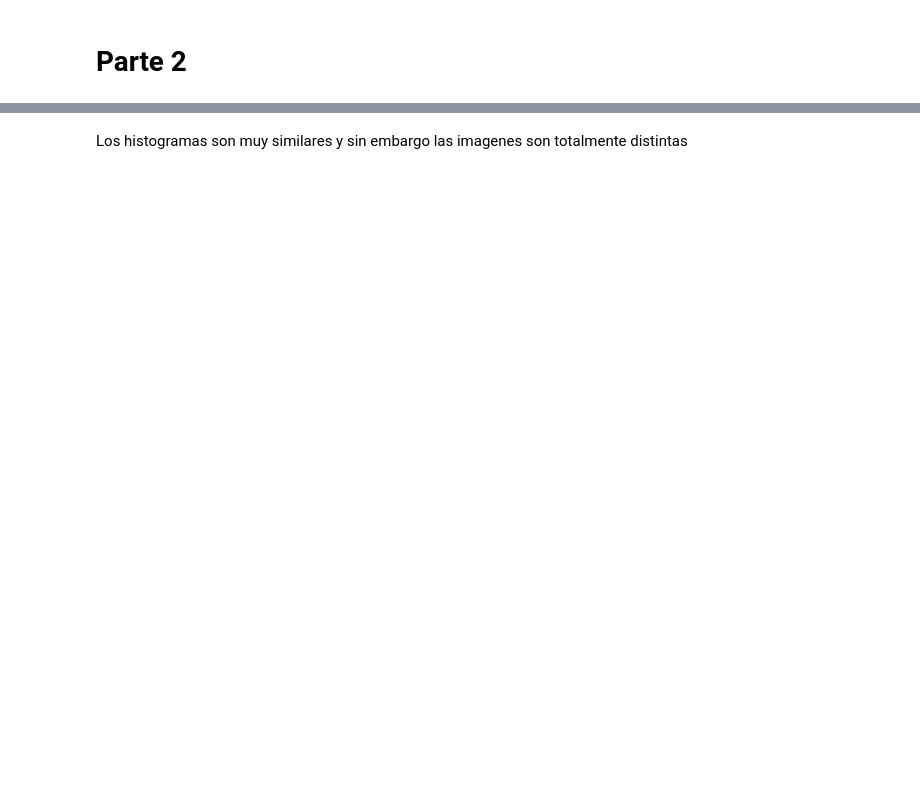
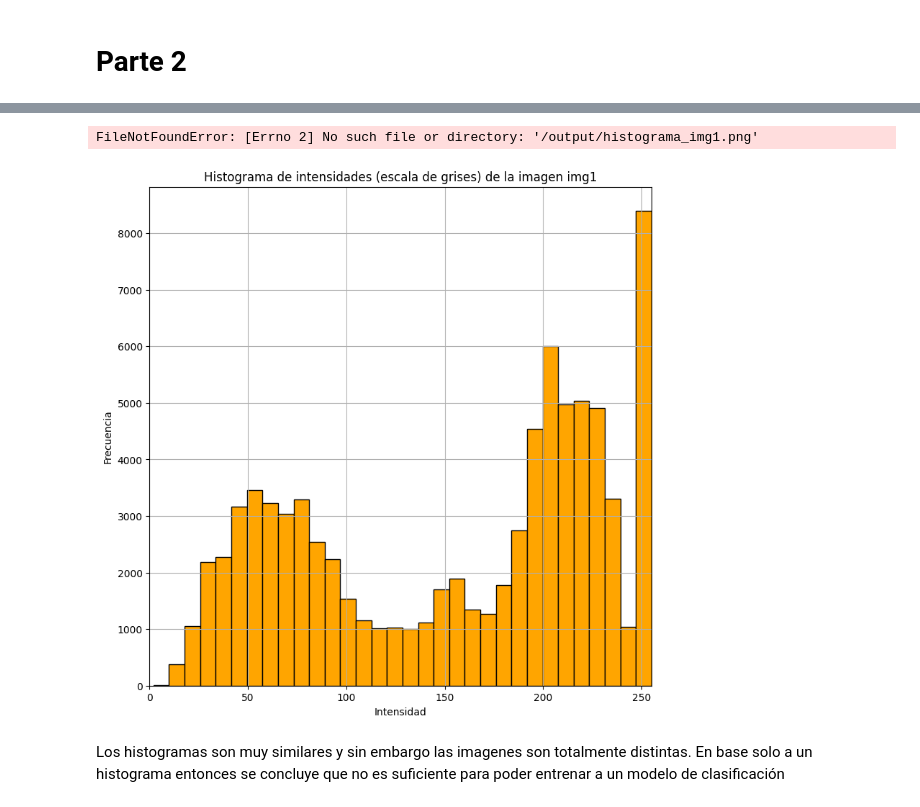
Before and after one commit to nelsonmvillagra/cv1, a Jupyter notebook: tp1/tp1.ipynb, the cells around one changed output, grey strips where cells are left out. Cells and saved outputs as stored; diff of their text form; code cells hidden in the pictures; blank space fills up the shorter version.

```diff
--- a/tp1/tp1.ipynb
+++ b/tp1/tp1.ipynb
@@ -103,22 +167,33 @@ plt.show()
 # %%
 # Histograma de img1
 plt.figure(figsize=(9, 9))
 plt.hist(img1.ravel(), bins=32, color='orange', edgecolor='black')
-plt.title('Histograma de img1')
+plt.title('Histograma de intensidades (escala de grises) de la imagen img1')
 plt.xlabel('Intensidad')
 plt.ylabel('Frecuencia')
+plt.xlim(0, 255)
+plt.ylim(0, None)
 plt.grid(True)
+
+# El histograma se debe guardar antes de mostrarlo. Sino sale blanco.
+plt.savefig('./output/histograma_img1.png')
 plt.show()
-plt.savefig('histograma_img1.png')
 
 # Histograma de img2
 plt.figure(figsize=(9, 9))
 plt.hist(img2.ravel(), bins=32, color='blue', edgecolor='black')
-plt.title('Histograma de img2')
+plt.title('Histograma de intensidades (escala de grises) de la imagen img2')
 plt.xlabel('Intensidad')
 plt.ylabel('Frecuencia')
+plt.xlim(0, 255)
+plt.ylim(0, None)
 plt.grid(True)
+
+# El histograma se debe guardar antes de mostrarlo. Sino sale blanco.
+plt.savefig('./output/histograma_img2.png')
 plt.show()
-plt.savefig('histograma_img2.png')
+# %% [output]
+FileNotFoundError: [Errno 2] No such file or directory: '/output/histograma_img1.png'
+[figure, added]
 # %% [markdown]
-<p>Los histogramas son muy similares y sin embargo las imagenes son totalmente distintas</p>
+<p>Los histogramas son muy similares y sin embargo las imagenes son totalmente distintas. En base solo a un histograma entonces se concluye que no es suficiente para poder entrenar a un modelo de clasificación</p>
```
Also changed, not shown: parts of 6 cells of this notebook, 1 other file.
